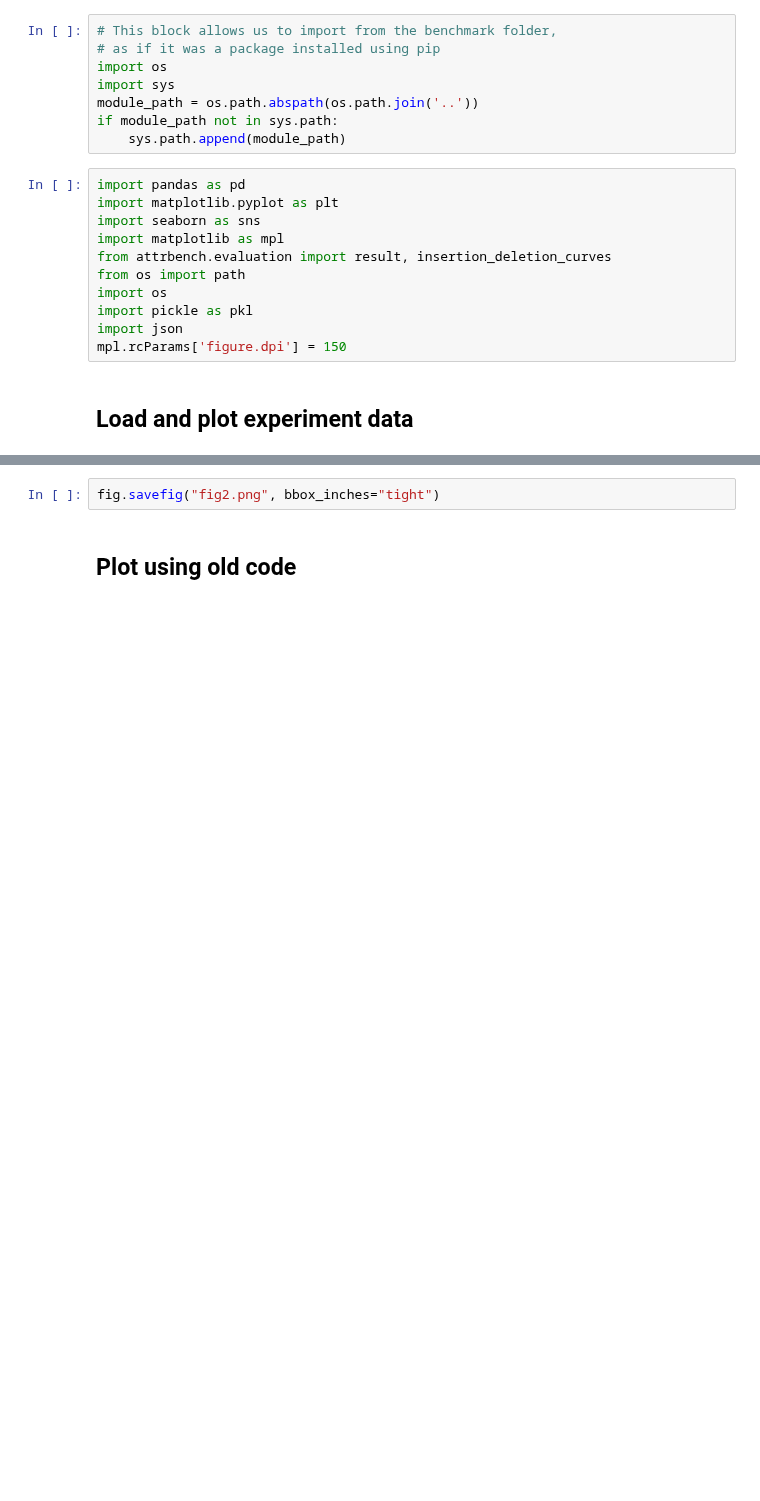
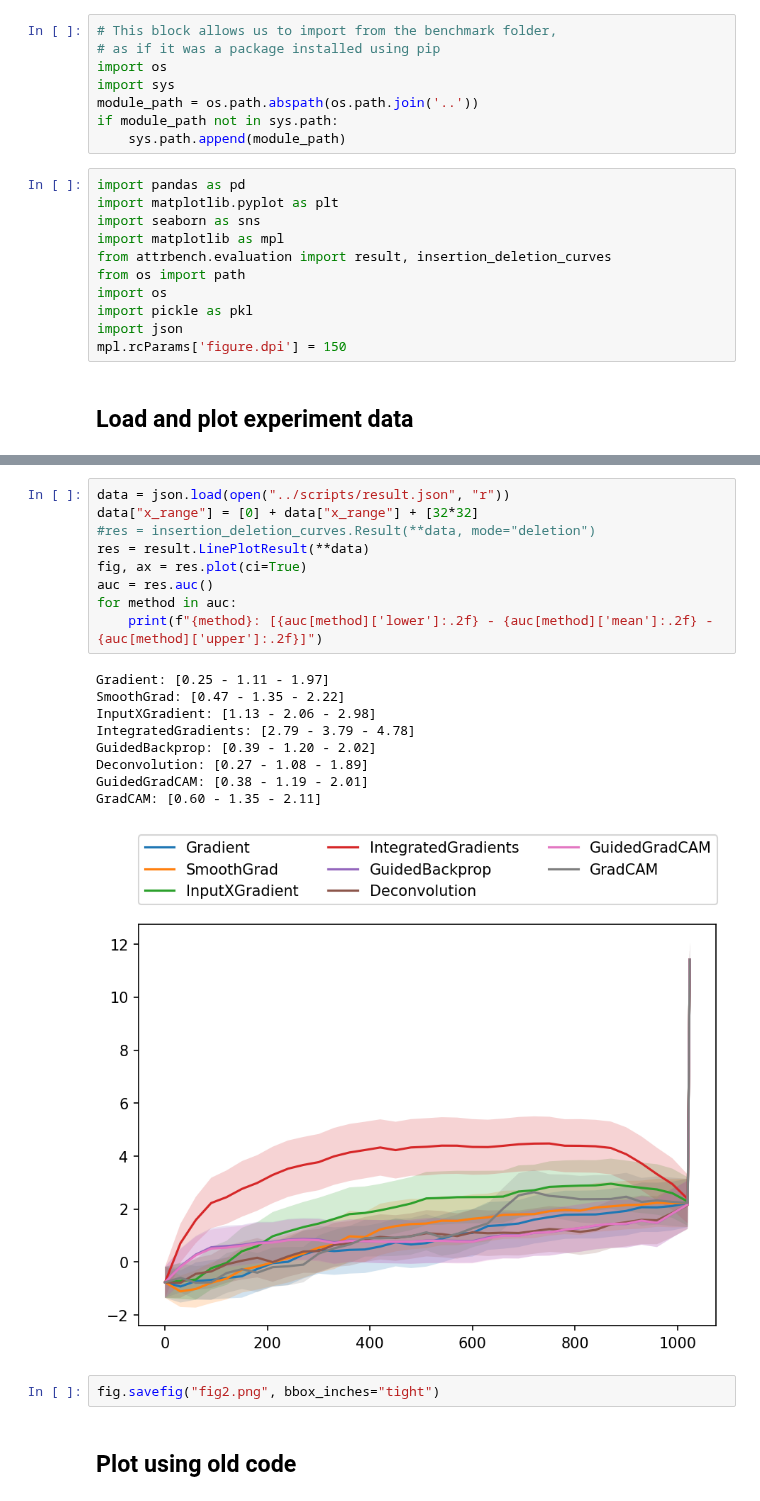
Before and after one commit to arnegevaert/benchmark, a Jupyter notebook: sandbox/show_results.ipynb, the cells around one changed output, grey strips where cells are left out. Drawn from its saved outputs; the diff is of its cells as text; blank space fills up the shorter version.

```diff
--- a/sandbox/show_results.ipynb
+++ b/sandbox/show_results.ipynb
@@ -41,3 +41,22 @@ GradCAM: [1.13 - 1.25 - 1.36]
+# %%
+data = json.load(open("../scripts/result.json", "r"))
+data["x_range"] = [0] + data["x_range"] + [32*32]
+#res = insertion_deletion_curves.Result(**data, mode="deletion")
+res = result.LinePlotResult(**data)
+fig, ax = res.plot(ci=True)
+auc = res.auc()
+for method in auc:
+    print(f"{method}: [{auc[method]['lower']:.2f} - {auc[method]['mean']:.2f} - {auc[method]['upper']:.2f}]")
+# %% [output]
+Gradient: [0.25 - 1.11 - 1.97]
+SmoothGrad: [0.47 - 1.35 - 2.22]
+InputXGradient: [1.13 - 2.06 - 2.98]
+IntegratedGradients: [2.79 - 3.79 - 4.78]
+GuidedBackprop: [0.39 - 1.20 - 2.02]
+Deconvolution: [0.27 - 1.08 - 1.89]
+GuidedGradCAM: [0.38 - 1.19 - 2.01]
+GradCAM: [0.60 - 1.35 - 2.11]
+[figure, added]
 # %%
 fig.savefig("fig2.png", bbox_inches="tight")
 # %% [markdown]
```
Also changed, not shown: parts of 1 cell of this notebook, 3 other files.
